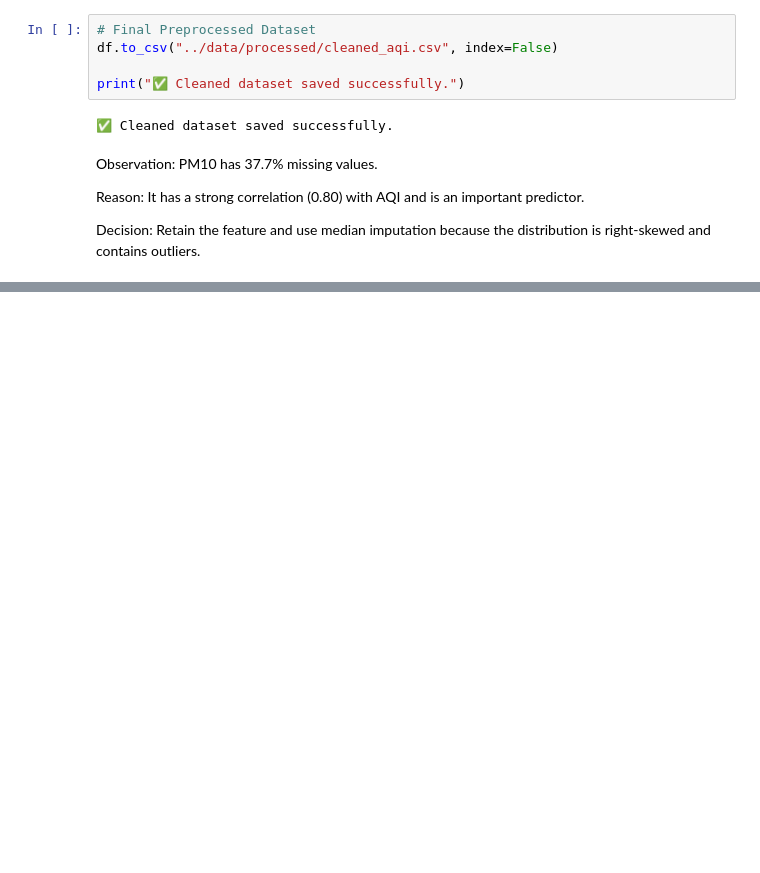
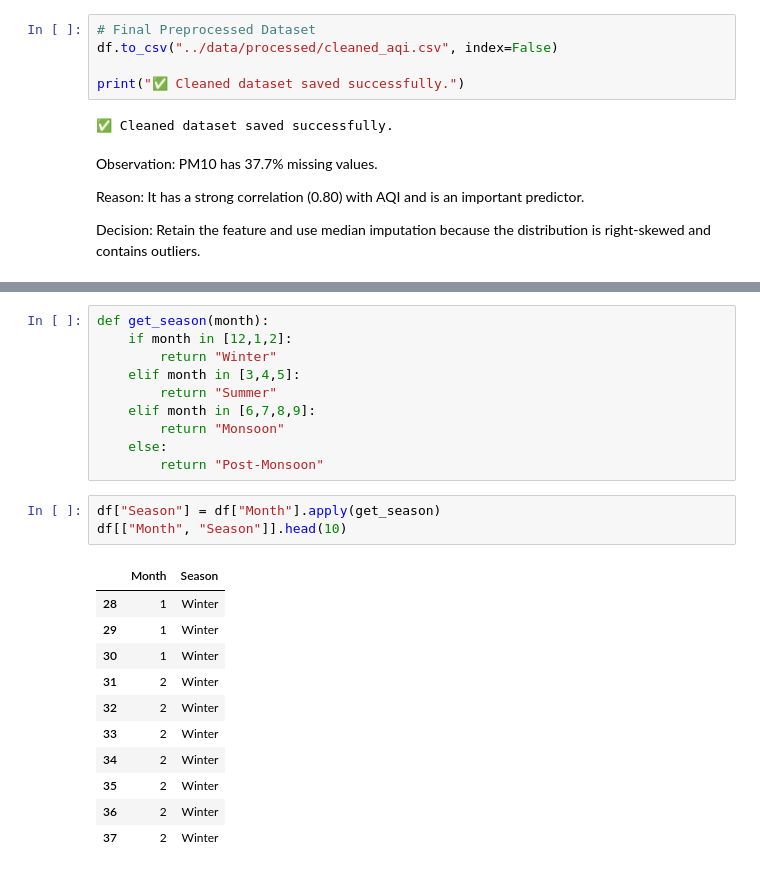
Before and after one commit to guptayash122006/AQI-Prediction-India, a Jupyter notebook: notebooks/Day1_Data_Understanding.ipynb, the cells around one changed output, grey strips where cells are left out. Drawn from its saved outputs; the diff is of its cells as text; blank space fills up the shorter version.

```diff
--- a/notebooks/Day1_Data_Understanding.ipynb
+++ b/notebooks/Day1_Data_Understanding.ipynb
@@ -187,0 +263,25 @@ Retain the feature and use median imputation because the distribution is right-s
+# %%
+def get_season(month):
+    if month in [12,1,2]:
+        return "Winter"
+    elif month in [3,4,5]:
+        return "Summer"
+    elif month in [6,7,8,9]:
+        return "Monsoon"
+    else:
+        return "Post-Monsoon"
+# %%
+df["Season"] = df["Month"].apply(get_season)
+df[["Month", "Season"]].head(10)
+# %% [output]
+|  | Month | Season |
+| 28 | 1 | Winter |
+| 29 | 1 | Winter |
+| 30 | 1 | Winter |
+| 31 | 2 | Winter |
+| 32 | 2 | Winter |
+| 33 | 2 | Winter |
+| 34 | 2 | Winter |
+| 35 | 2 | Winter |
+| 36 | 2 | Winter |
+| 37 | 2 | Winter |
```
Also changed, not shown: parts of 11 cells of this notebook.
